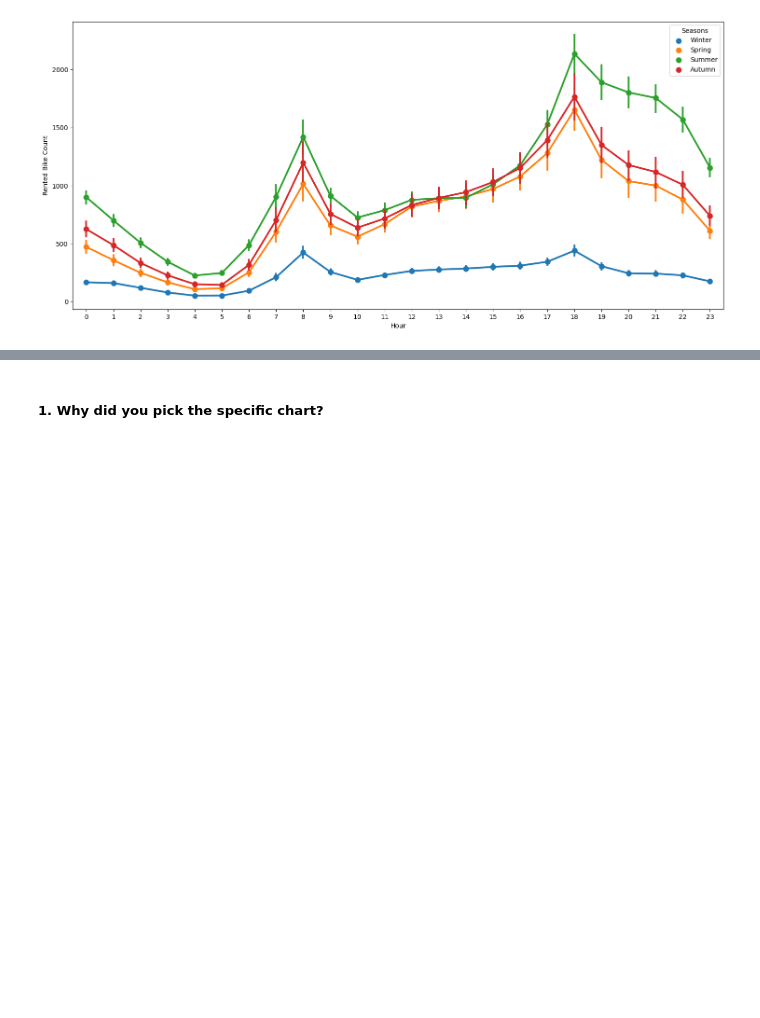
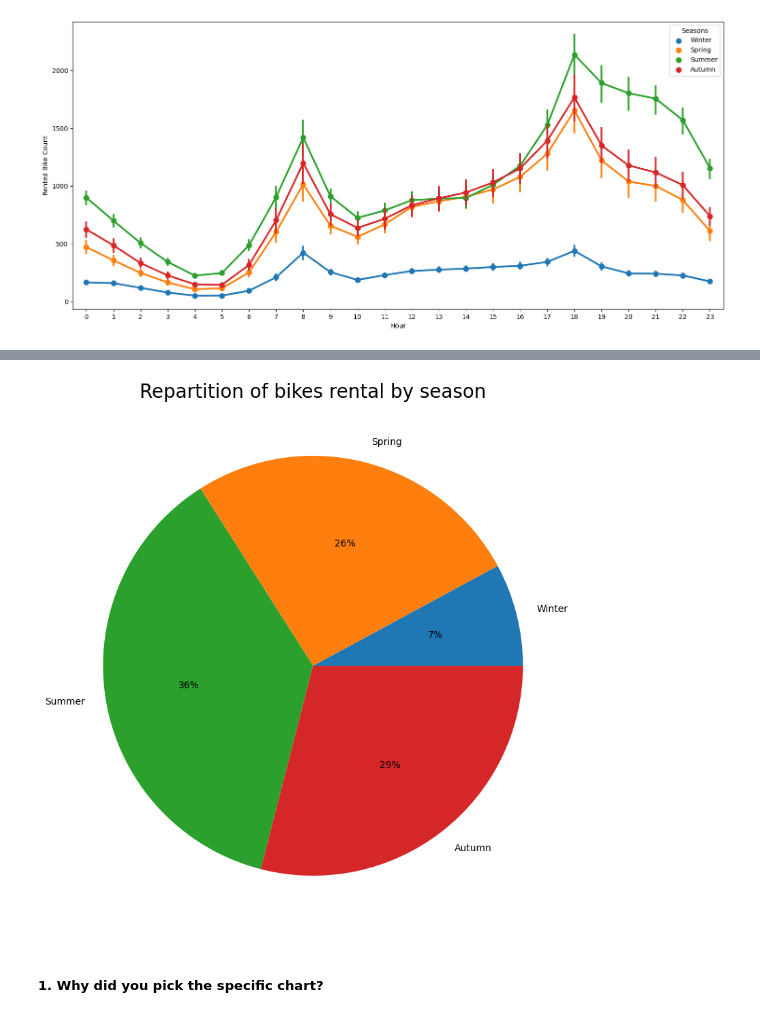
Before and after one commit to abhiwavhal/BIKE-SHARING-DEMAND-PREDICTION, a Jupyter notebook: Bike_Shearing_Demand_Prediction.ipynb, the cells around one changed output, grey strips where cells are left out. Cells and saved outputs as stored; diff of their text form; code cells hidden in the pictures; blank space fills up the shorter version.

```diff
--- a/Bike_Shearing_Demand_Prediction.ipynb
+++ b/Bike_Shearing_Demand_Prediction.ipynb
@@ -573,3 +574,16 @@ plt.show()
+# %%
+Winter=data[data["Seasons"]=='Winter'].sum()
+Spring=data[data["Seasons"]=='Spring'].sum()
+Summer=data[data["Seasons"]=='Summer'].sum()
+Autumn=data[data["Seasons"]=='Autumn'].sum()
+
+BikeSeasons={"Winter":Winter["Rented Bike Count"],"Spring":Spring["Rented Bike Count"],"Summer":Summer["Rented Bike Count"],"Autumn":Autumn["Rented Bike Count"]}
+plt.gcf().set_size_inches(10,10)
+plt.pie(BikeSeasons.values(),labels=BikeSeasons.keys(), autopct='%1d%%');
+plt.title("Repartition of bikes rental by season", fontsize=20)
+plt.show()
+# %% [output]
+[figure, added]
 # %% [markdown]
 ##### 1. Why did you pick the specific chart?
 # %% [markdown]
```
Also changed, not shown: parts of 17 cells of this notebook.
